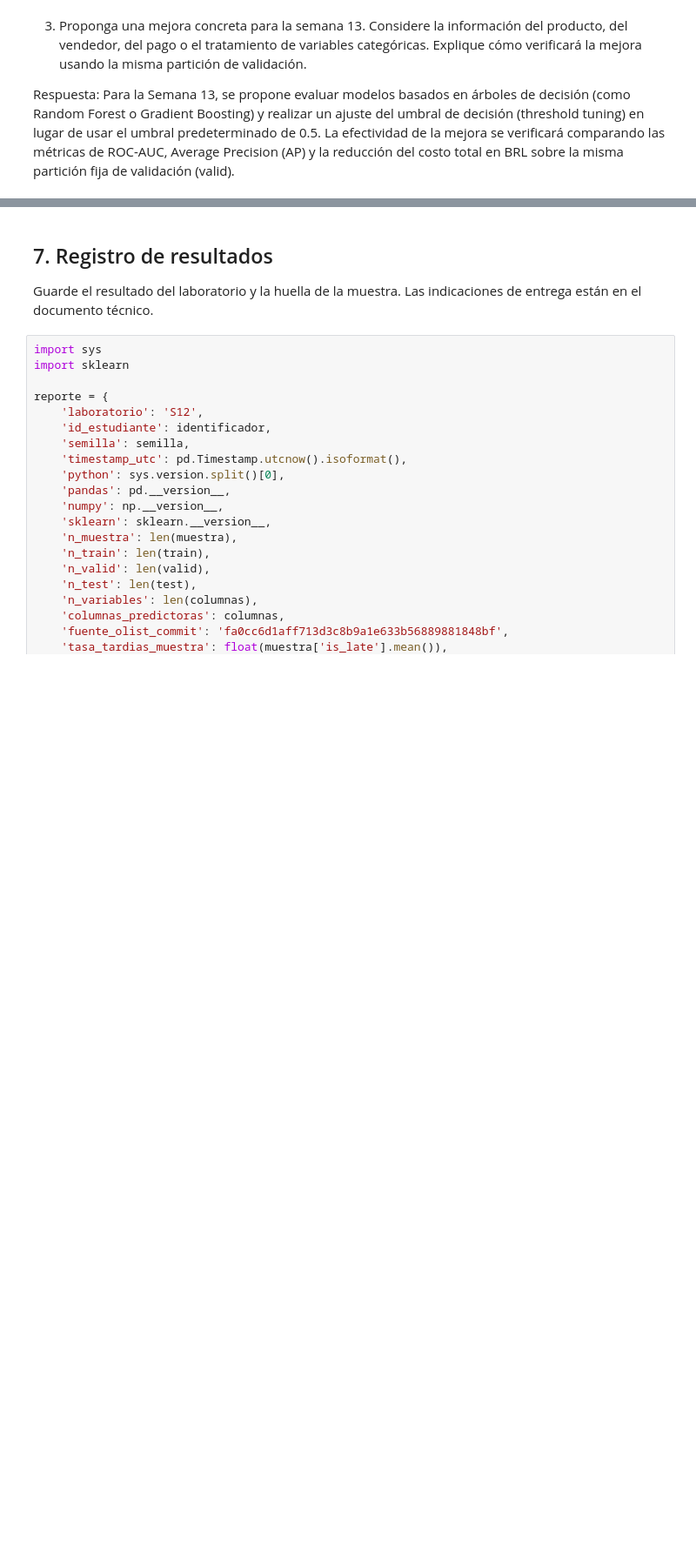
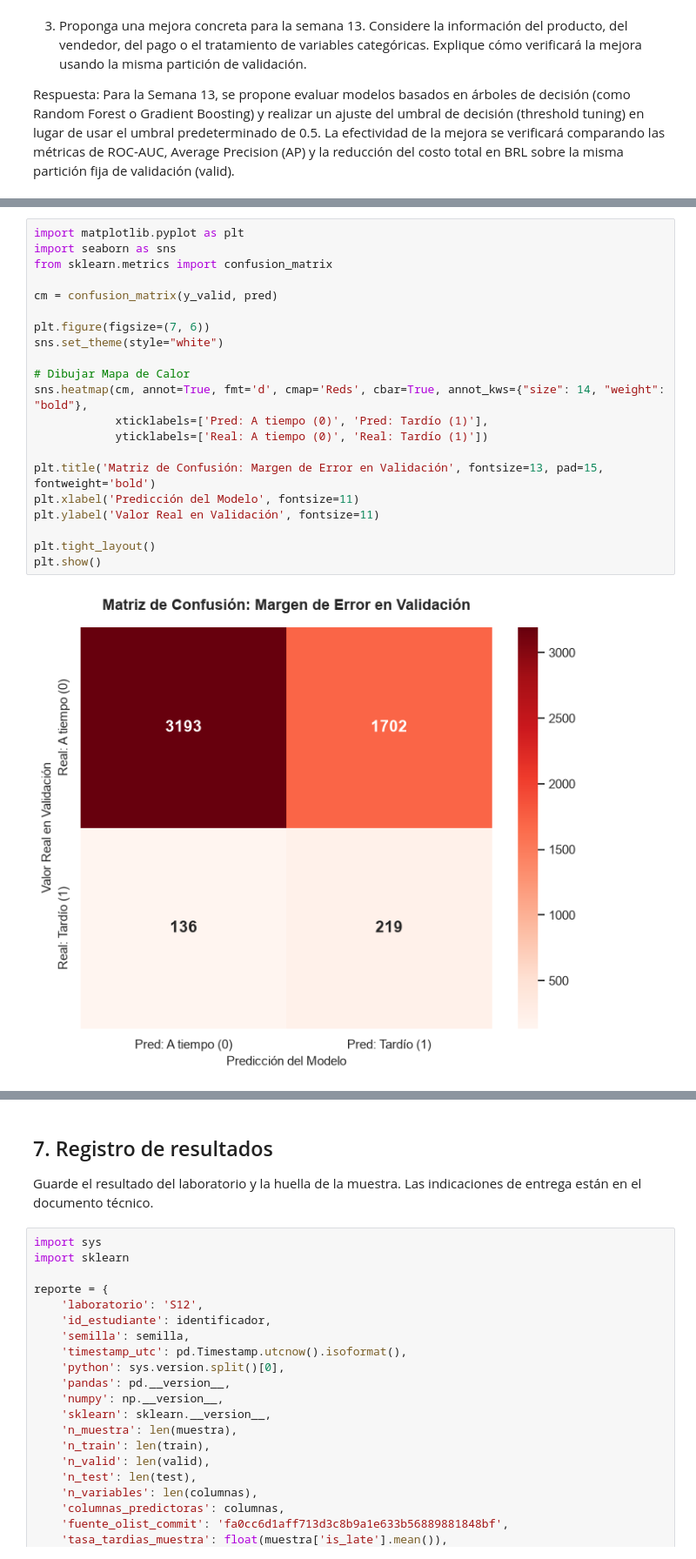
Before and after one commit to xbravob-alt/Mi-Proyecto-Analitica, a Jupyter notebook: notebooks/S12_ML_Challenge.ipynb, the cells around one changed output, grey strips where cells are left out. Shown at 87% size. Drawn from its saved outputs; the diff is of its cells as text; blank space fills up the shorter version.

```diff
--- a/notebooks/S12_ML_Challenge.ipynb
+++ b/notebooks/S12_ML_Challenge.ipynb
@@ -447,0 +490,23 @@ La efectividad de la mejora se verificará comparando las métricas de ROC-AUC,
+# %%
+import matplotlib.pyplot as plt
+import seaborn as sns
+from sklearn.metrics import confusion_matrix
+
+cm = confusion_matrix(y_valid, pred)
+
+plt.figure(figsize=(7, 6))
+sns.set_theme(style="white")
+
+# Dibujar Mapa de Calor
+sns.heatmap(cm, annot=True, fmt='d', cmap='Reds', cbar=True, annot_kws={"size": 14, "weight": "bold"},
+            xticklabels=['Pred: A tiempo (0)', 'Pred: Tardío (1)'],
+            yticklabels=['Real: A tiempo (0)', 'Real: Tardío (1)'])
+
+plt.title('Matriz de Confusión: Margen de Error en Validación', fontsize=13, pad=15, fontweight='bold')
+plt.xlabel('Predicción del Modelo', fontsize=11)
+plt.ylabel('Valor Real en Validación', fontsize=11)
+
+plt.tight_layout()
+plt.show()
+# %% [output]
+[figure, added]
```
Also changed, not shown: parts of 5 cells of this notebook.
